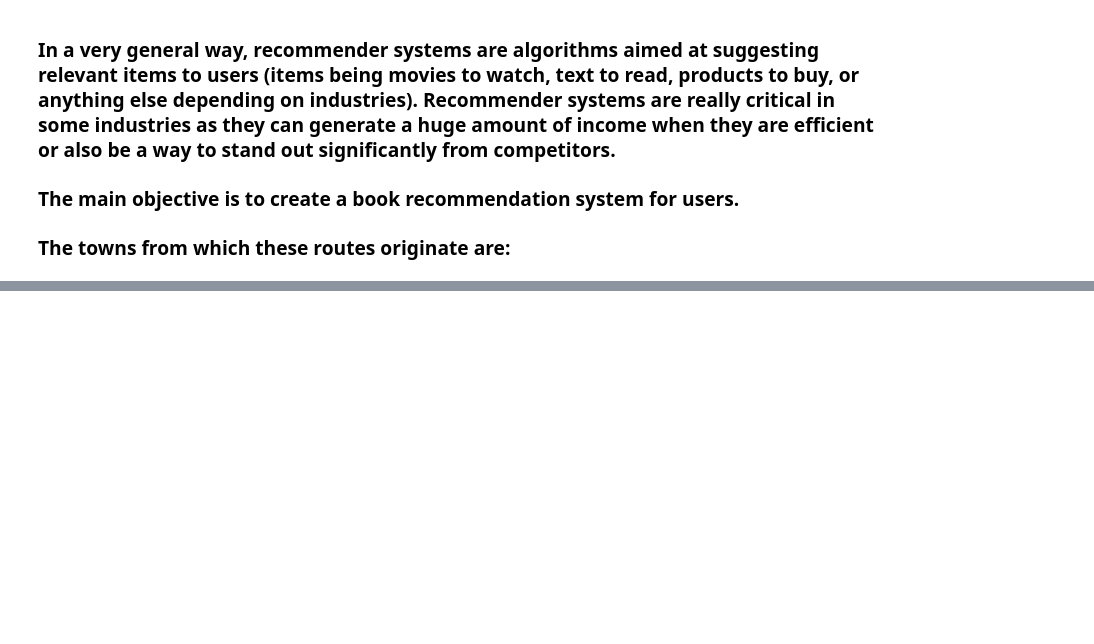
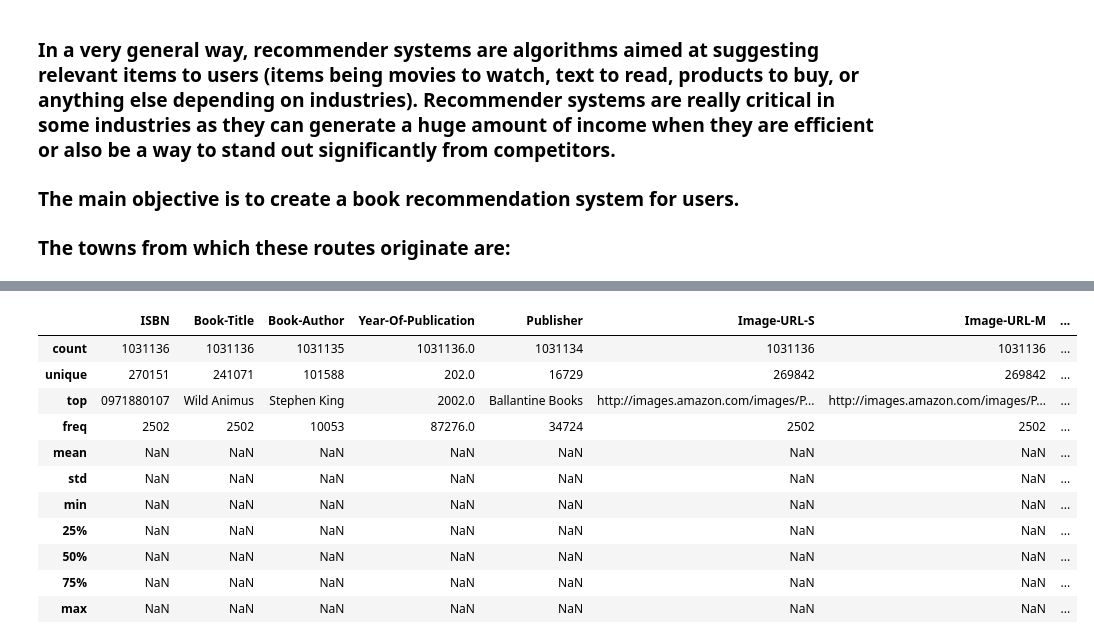
Before and after one commit to Shubhamverse/Book-Recommendation-System, a Jupyter notebook: Book_Recommendation_System_Unsupervised_ML.ipynb, the cells around one changed output, grey strips where cells are left out. Saved outputs shown, nothing was run; the diff lists cells and outputs as text; code cells hidden in the pictures; blank space fills up the shorter version.

```diff
--- a/Book_Recommendation_System_Unsupervised_ML.ipynb
+++ b/Book_Recommendation_System_Unsupervised_ML.ipynb
@@ -13,0 +24,4 @@
+# %%
+df1 = pd.read_csv('/content/drive/MyDrive/Alma Better(Data Science)/Capstone Projects/UnSupervised ML capstone project/Book Recommendation System/Books.csv')
+df2 = pd.read_csv('/content/drive/MyDrive/Alma Better(Data Science)/Capstone Projects/UnSupervised ML capstone project/Book Recommendation System/Ratings.csv')
+df3 = pd.read_csv('/content/drive/MyDrive/Alma Better(Data Science)/Capstone Projects/UnSupervised ML capstone project/Book Recommendation System/Users.csv')
@@ -13,0 +111,2 @@
+# %%
+df_m = pd.merge(df1, df2, how ='inner', on ='ISBN')
@@ -13,0 +122,2 @@
+# %%
+df = pd.merge(df_m, df3, how ='inner', on ='User-ID')
@@ -13,0 +170,15 @@
+# %%
+df.describe(include= 'all')
+# %% [output]
+|  | ISBN | Book-Title | Book-Author | Year-Of-Publication | Publisher | Image-URL-S | Image-URL-M | ... |
+| count | 1031136 | 1031136 | 1031135 | 1031136.0 | 1031134 | 1031136 | 1031136 | ... |
+| unique | 270151 | 241071 | 101588 | 202.0 | 16729 | 269842 | 269842 | ... |
+| top | 0971880107 | Wild Animus | Stephen King | 2002.0 | Ballantine Books | http://images.amazon.com/images/P... | http://images.amazon.com/images/P... | ... |
+| freq | 2502 | 2502 | 10053 | 87276.0 | 34724 | 2502 | 2502 | ... |
+| mean | NaN | NaN | NaN | NaN | NaN | NaN | NaN | ... |
+| std | NaN | NaN | NaN | NaN | NaN | NaN | NaN | ... |
+| min | NaN | NaN | NaN | NaN | NaN | NaN | NaN | ... |
+| 25% | NaN | NaN | NaN | NaN | NaN | NaN | NaN | ... |
+| 50% | NaN | NaN | NaN | NaN | NaN | NaN | NaN | ... |
+| 75% | NaN | NaN | NaN | NaN | NaN | NaN | NaN | ... |
+| max | NaN | NaN | NaN | NaN | NaN | NaN | NaN | ... |
```
Also changed, not shown: parts of 19 cells of this notebook.
